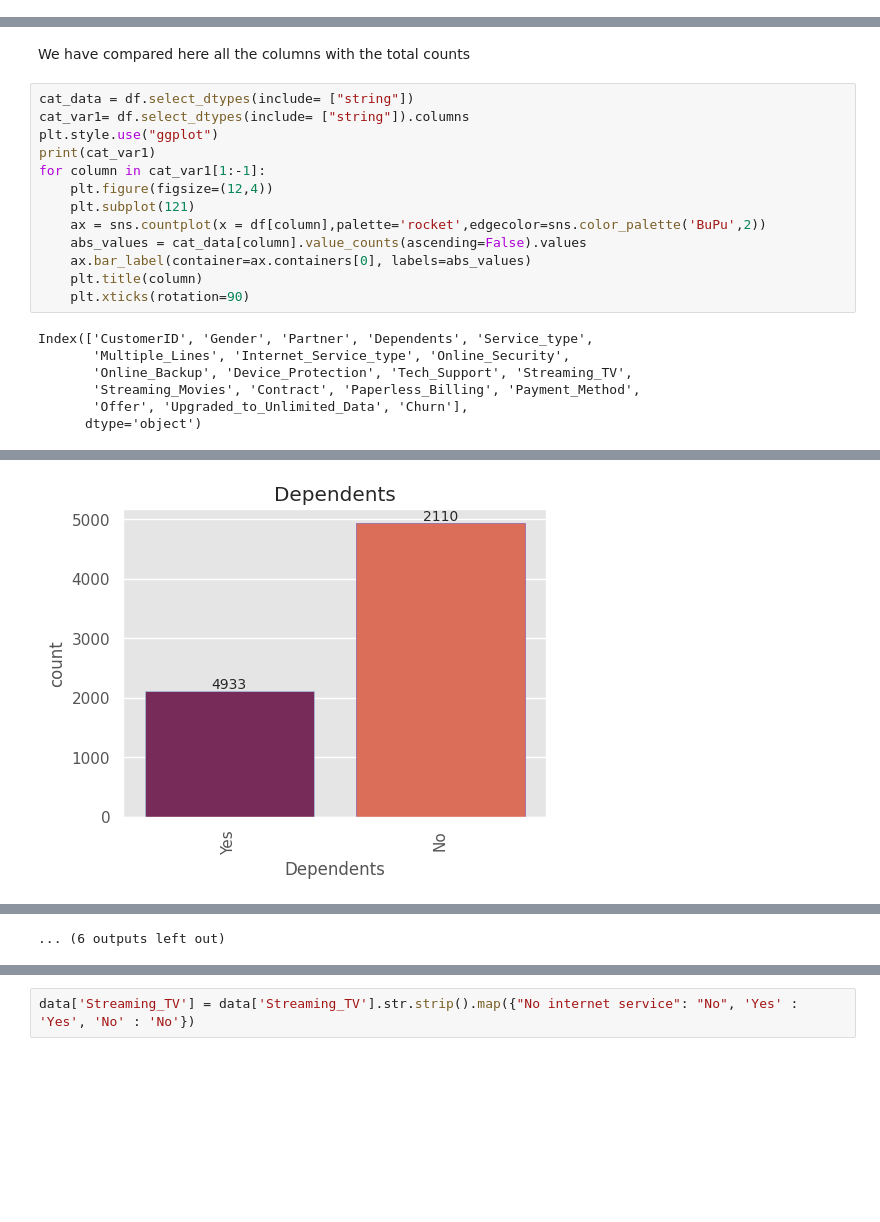
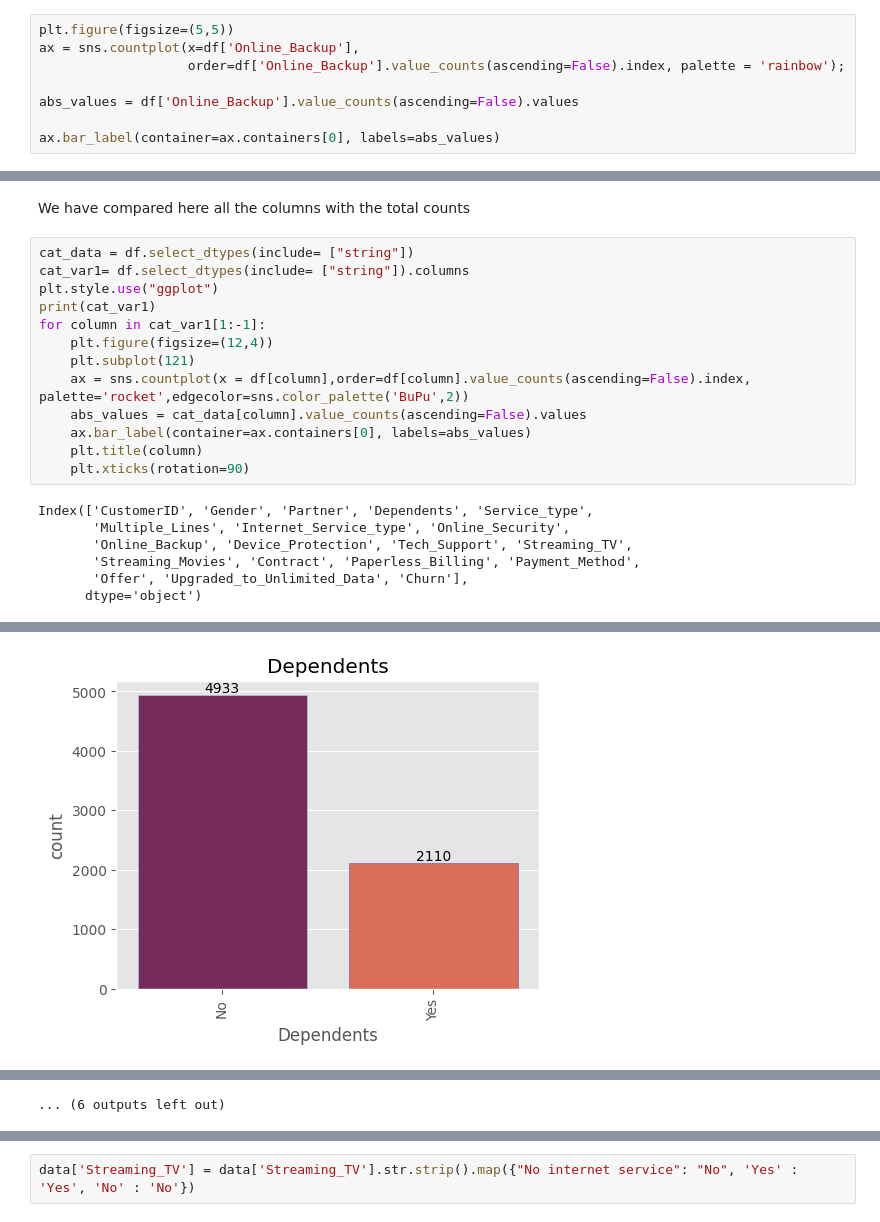
Before and after one commit to oneeyed-yggdrasil/CustomerSatisfaction, a Jupyter notebook: cc_new_01.ipynb, the cells around one changed output, grey strips where cells are left out. Saved outputs shown, nothing was run; the diff lists cells and outputs as text; blank space fills up the shorter version.

```diff
--- a/cc_new_01.ipynb
+++ b/cc_new_01.ipynb
@@ -379,3 +386,11 @@ ax.bar_label(container=ax.containers[0], labels=abs_values)
 # %% [output]
 [Text(0, 0, '3498'), Text(0, 0, '2019'), Text(0, 0, '1526')]
 [figure]
+# %%
+plt.figure(figsize=(5,5))
+ax = sns.countplot(x=df['Online_Backup'],
+                   order=df['Online_Backup'].value_counts(ascending=False).index, palette = 'rainbow');
+
+abs_values = df['Online_Backup'].value_counts(ascending=False).values
+
+ax.bar_label(container=ax.containers[0], labels=abs_values)
@@ -389,7 +407,7 @@ print(cat_var1)
 for column in cat_var1[1:-1]:
     plt.figure(figsize=(12,4))
     plt.subplot(121)
-    ax = sns.countplot(x = df[column],palette='rocket',edgecolor=sns.color_palette('BuPu',2))
+    ax = sns.countplot(x = df[column],order=df[column].value_counts(ascending=False).index, palette='rocket',edgecolor=sns.color_palette('BuPu',2))
     abs_values = cat_data[column].value_counts(ascending=False).values
     ax.bar_label(container=ax.containers[0], labels=abs_values)
     plt.title(column)
@@ -406 +424 @@ Index(['CustomerID', 'Gender', 'Partner', 'Dependents', 'Service_type',
-[figure, old version]
+[figure, new version]
```
Also changed, not shown: parts of 26 cells of this notebook.
